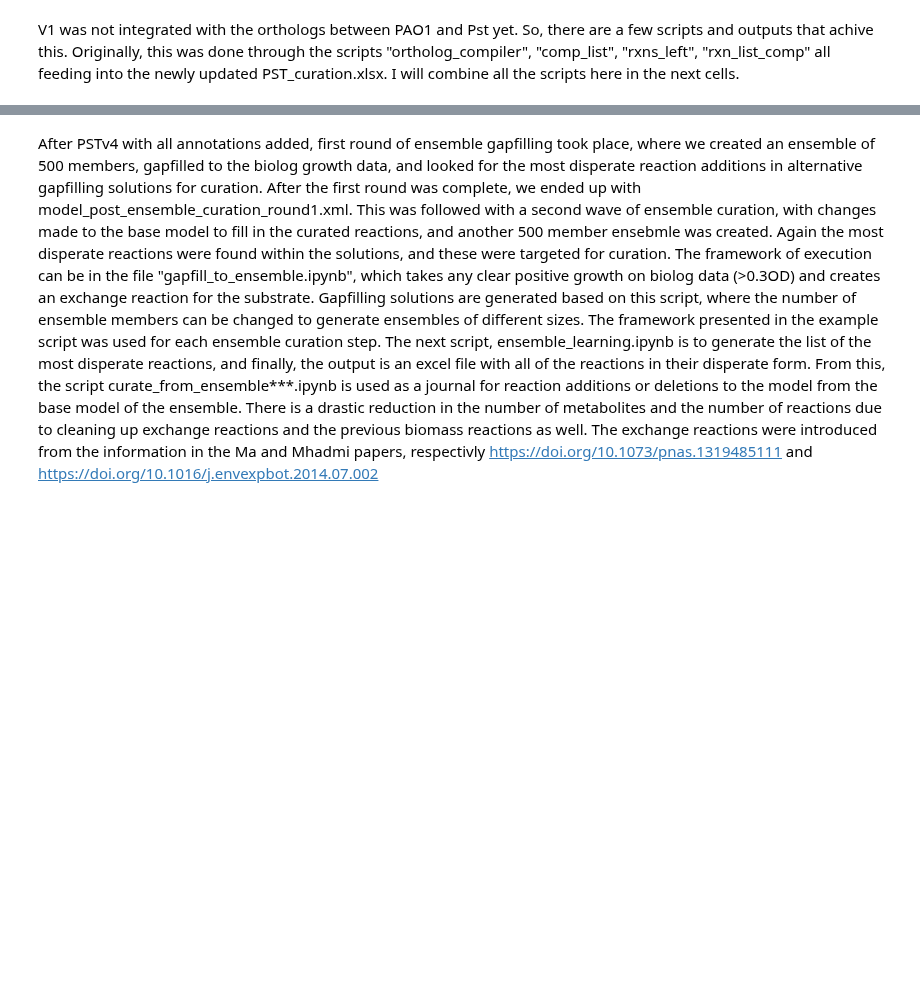
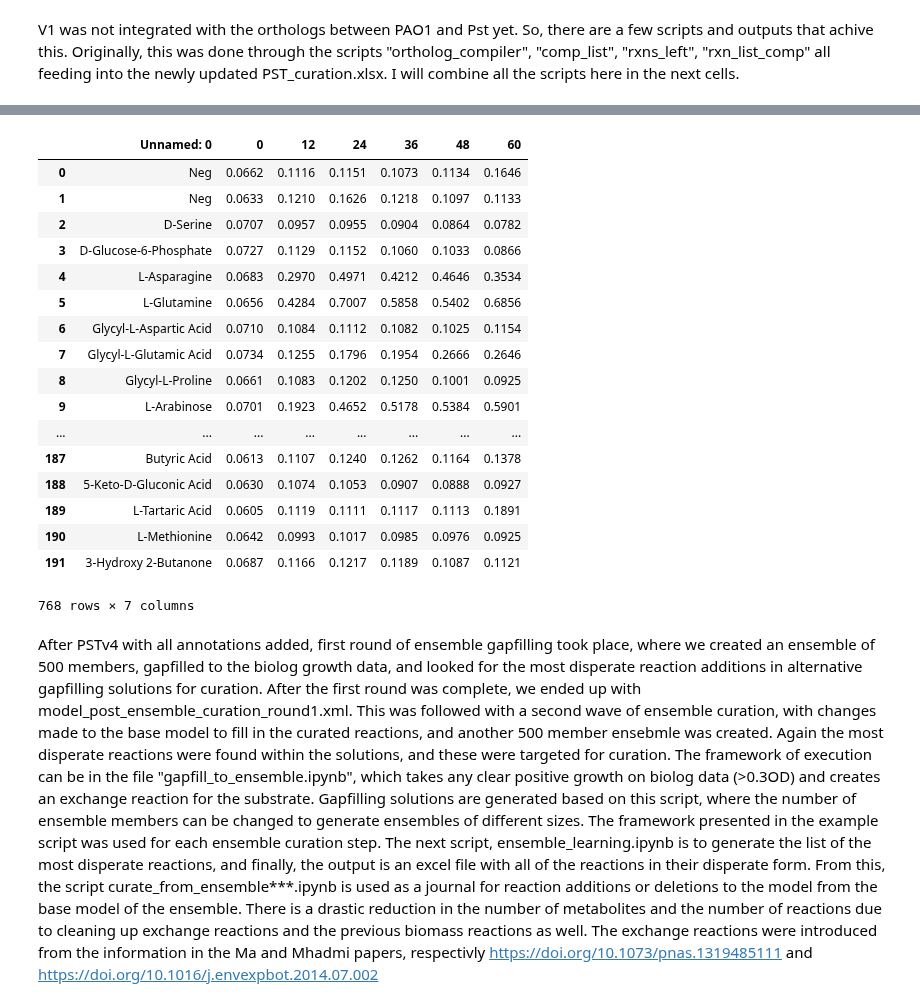
Before and after one commit to gregmedlock/psy_recon, a Jupyter notebook: bin/road_map.ipynb, the cells around one changed output, grey strips where cells are left out. Drawn from its saved outputs; the diff is of its cells as text; code cells hidden in the pictures; blank space fills up the shorter version.

```diff
--- a/bin/road_map.ipynb
+++ b/bin/road_map.ipynb
@@ -222,41 +180,0 @@ NameError: name 'pd' is not defined
-# %%
-#this is generated from the curation excel file, which has genes and recaction annotations, but the biomass equation was added from iPAE48, (the PAO1 model from the Papin lab UVA)
-#this is a general excel script that is used to convert each of the excel files into a json model, which is then converted into an sbml model for ease of access
-#generate the list of reactions to be used for generating the model, from the curation file
-xl_file = pd.read_excel('../data/PST_curation.xlsx')
-
-#at this point we have a grab bag of reactions ready to be inserted into the model, which we have yet to create
-universal = cobra.io.load_json_model('../data/modelseed_data/seed_universal.json') #load the grab bag
-universal.reactions
-for x in universal.reactions:
-    x.id = x.id + "0" #this is to match the formating of the rxn id in the PST model
-for y in universal.metabolites:
-    y.id = y.id + "0" #formatting again to match previous model generated
-universal.metabolites
-#reaction ids now match those found in pst
-
-PST = Model('PST') #empty model
-
-#add reactions from the grab bag
-for i in range(0,len(xl_file)):
-    reaction_row = xl_file.iloc[i,]
-    if "PSPTO" in reaction_row['GPR']:
-        reaction_id = reaction_row['Reaction ID']
-        reaction_to_add = universal.reactions.get_by_id(reaction_id).copy()
-        reaction_to_add.subsystem = reaction_row ['Subsystems'] #add subsystem for the reaction
-        reaction_to_add.gene_reaction_rule = reaction_row['GPR'] #add gpr for the reaction
-        PST.add_reaction(reaction_to_add)
-
-#write the model
-cobra.io.save_json_model(PST,"../results/reconstructions/pst_2.json")
-pst_2 = cobra.io.load_json_model('../results/reconstructions/pst_2.json')
-cobra.io.write_sbml_model(pst_2, filename='../results/reconstructions/pst_2.sbml', use_fbc_package = True)
-pst_2 = cobra.io.read_sbml_model('../results/reconstructions/pst_2.sbml')
-#the inclusion of a biomass equation from PAO1
-pa = cobra.io.read_sbml_model('../data/previous_reconstructions/iPAE1146.xml')
-bio1 = pa.reactions.PAO1_biomass.copy()
-bio2 = pa.reactions.PAO1_biomass_v13ub.copy()
-bio3 = pa.reactions.PAO1_biomass_v13.copy()
-bio4 = pa.reactions.PAO1_biomass_v4.copy()
-pst_2.add_reactions([bio1, bio2, bio3, bio4])
-pst_2 = cobra.io.read_sbml_model("../results/reconstructions/PST_pao1_temp_biomass_v2.sbml")
@@ -317,0 +374,21 @@ To get from v4 to v4 with all annotations is the next step. This is the point wh
+# %%
+all_biolog
+# %% [output]
+|  | Unnamed: 0 | 0 | 12 | 24 | 36 | 48 | 60 |
+| 0 | Neg | 0.0662 | 0.1116 | 0.1151 | 0.1073 | 0.1134 | 0.1646 |
+| 1 | Neg | 0.0633 | 0.1210 | 0.1626 | 0.1218 | 0.1097 | 0.1133 |
+| 2 | D-Serine | 0.0707 | 0.0957 | 0.0955 | 0.0904 | 0.0864 | 0.0782 |
+| 3 | D-Glucose-6-Phosphate | 0.0727 | 0.1129 | 0.1152 | 0.1060 | 0.1033 | 0.0866 |
+| 4 | L-Asparagine | 0.0683 | 0.2970 | 0.4971 | 0.4212 | 0.4646 | 0.3534 |
+| 5 | L-Glutamine | 0.0656 | 0.4284 | 0.7007 | 0.5858 | 0.5402 | 0.6856 |
+| 6 | Glycyl-L-Aspartic Acid | 0.0710 | 0.1084 | 0.1112 | 0.1082 | 0.1025 | 0.1154 |
+| 7 | Glycyl-L-Glutamic Acid | 0.0734 | 0.1255 | 0.1796 | 0.1954 | 0.2666 | 0.2646 |
+| 8 | Glycyl-L-Proline | 0.0661 | 0.1083 | 0.1202 | 0.1250 | 0.1001 | 0.0925 |
+| 9 | L-Arabinose | 0.0701 | 0.1923 | 0.4652 | 0.5178 | 0.5384 | 0.5901 |
+| ... | ... | ... | ... | ... | ... | ... | ... |
+| 187 | Butyric Acid | 0.0613 | 0.1107 | 0.1240 | 0.1262 | 0.1164 | 0.1378 |
+| 188 | 5-Keto-D-Gluconic Acid | 0.0630 | 0.1074 | 0.1053 | 0.0907 | 0.0888 | 0.0927 |
+| 189 | L-Tartaric Acid | 0.0605 | 0.1119 | 0.1111 | 0.1117 | 0.1113 | 0.1891 |
+| 190 | L-Methionine | 0.0642 | 0.0993 | 0.1017 | 0.0985 | 0.0976 | 0.0925 |
+| 191 | 3-Hydroxy 2-Butanone | 0.0687 | 0.1166 | 0.1217 | 0.1189 | 0.1087 | 0.1121 |
+768 rows × 7 columns
```
Also changed, not shown: parts of 37 cells of this notebook, 46 other files.
